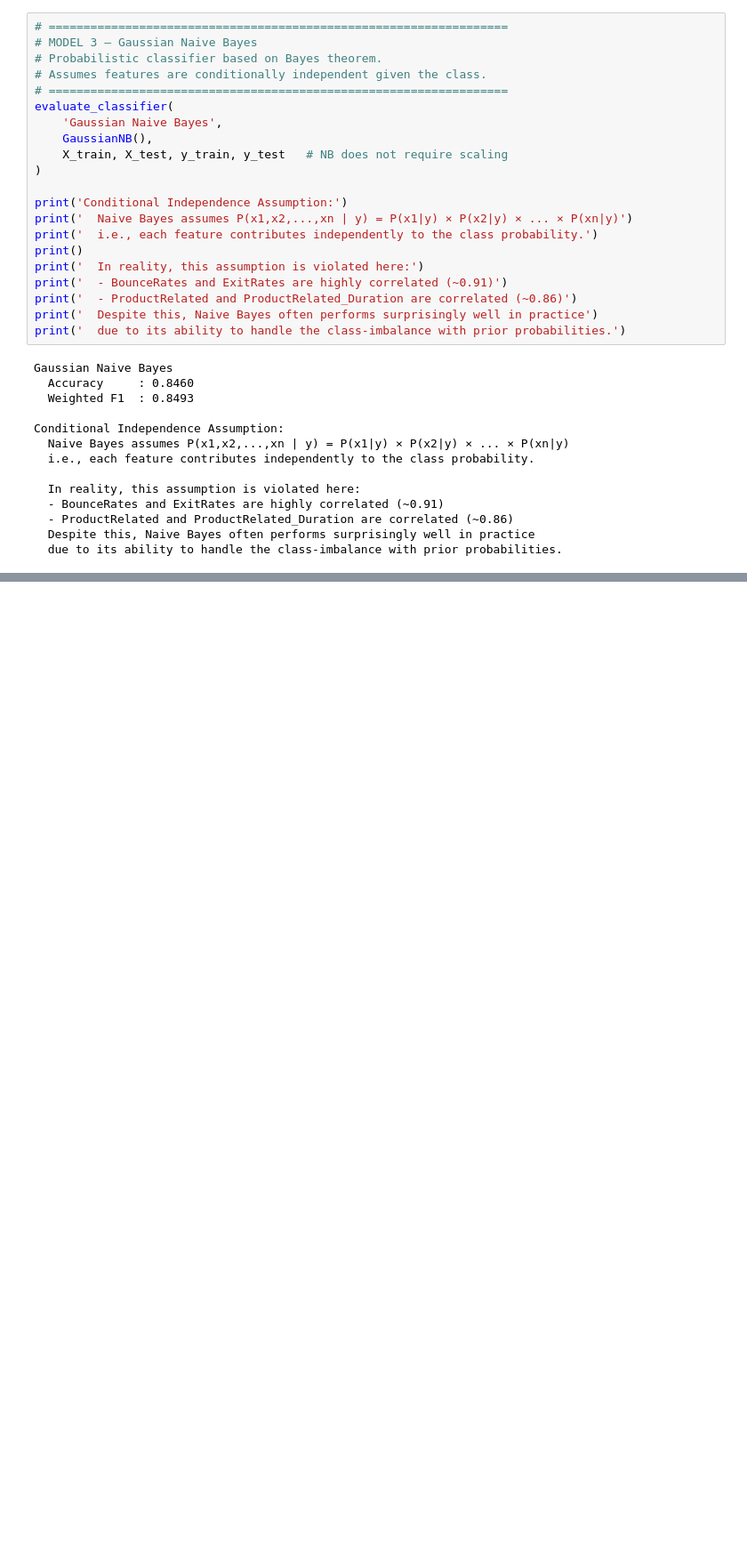
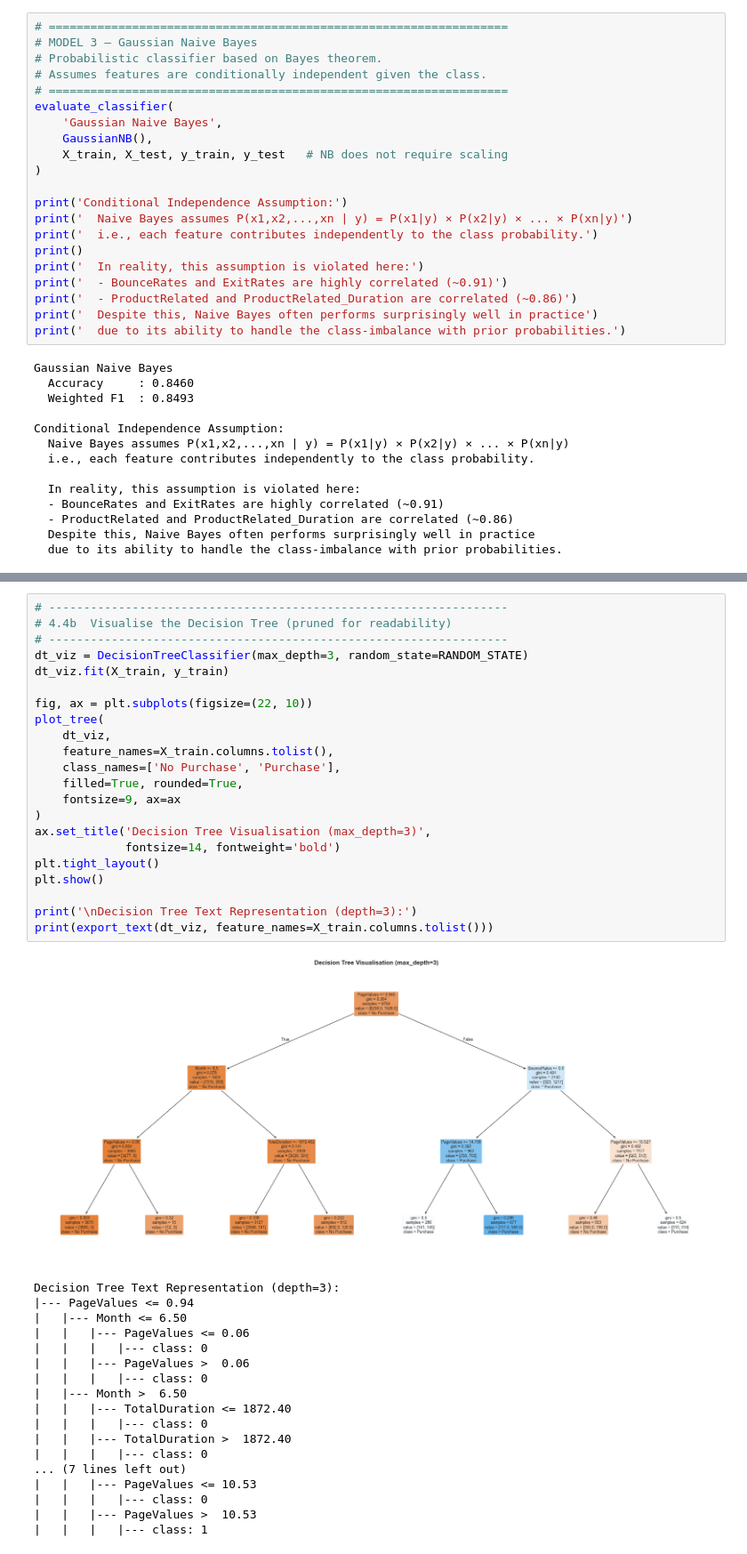
Before and after one commit to gauresh1036/ML_Capstone, a Jupyter notebook: notebooks/classification.ipynb, the cells around one changed output, grey strips where cells are left out. Shown at 89% size. Saved outputs shown, nothing was run; the diff lists cells and outputs as text; blank space fills up the shorter version.

```diff
--- a/notebooks/classification.ipynb
+++ b/notebooks/classification.ipynb
@@ -763,0 +810,41 @@ Conditional Independence Assumption:
+# %%
+# ------------------------------------------------------------------
+# 4.4b  Visualise the Decision Tree (pruned for readability)
+# ------------------------------------------------------------------
+dt_viz = DecisionTreeClassifier(max_depth=3, random_state=RANDOM_STATE)
+dt_viz.fit(X_train, y_train)
+
+fig, ax = plt.subplots(figsize=(22, 10))
+plot_tree(
+    dt_viz,
+    feature_names=X_train.columns.tolist(),
+    class_names=['No Purchase', 'Purchase'],
+    filled=True, rounded=True,
+    fontsize=9, ax=ax
+)
+ax.set_title('Decision Tree Visualisation (max_depth=3)',
+             fontsize=14, fontweight='bold')
+plt.tight_layout()
+plt.show()
+
+print('\nDecision Tree Text Representation (depth=3):')
+print(export_text(dt_viz, feature_names=X_train.columns.tolist()))
+# %% [output]
+[figure, added]
+Decision Tree Text Representation (depth=3):
+|--- PageValues <= 0.94
+|   |--- Month <= 6.50
+|   |   |--- PageValues <= 0.06
+|   |   |   |--- class: 0
+|   |   |--- PageValues >  0.06
+|   |   |   |--- class: 0
+|   |--- Month >  6.50
+|   |   |--- TotalDuration <= 1872.40
+|   |   |   |--- class: 0
+|   |   |--- TotalDuration >  1872.40
+|   |   |   |--- class: 0
+... (7 lines left out)
+|   |   |--- PageValues <= 10.53
+|   |   |   |--- class: 0
+|   |   |--- PageValues >  10.53
+|   |   |   |--- class: 1
```
Also changed, not shown: parts of 9 cells of this notebook, 1 other file.
